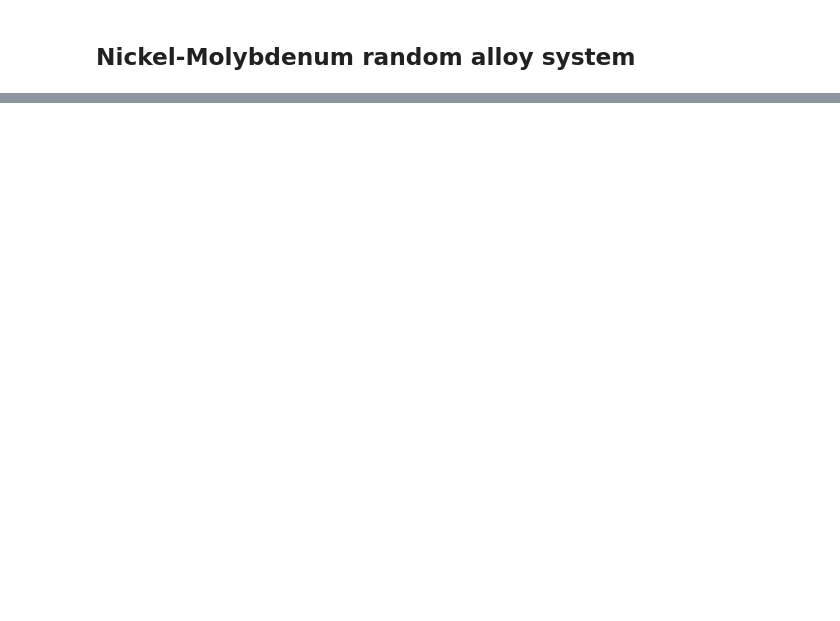
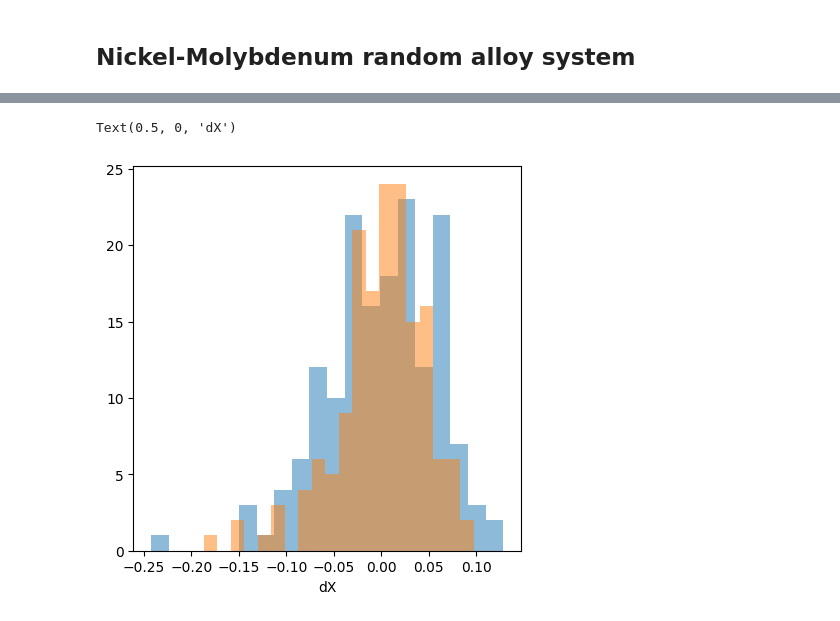
Before and after one commit to marseille-matmol/LammpsImplicitDerivative, a Jupyter notebook: examples/HEA_one_shot.ipynb, the cells around one changed output, grey strips where cells are left out. Drawn from its saved outputs; the diff is of its cells as text; code cells hidden in the pictures; blank space fills up the shorter version.

```diff
--- a/examples/HEA_one_shot.ipynb
+++ b/examples/HEA_one_shot.ipynb
@@ -243,0 +190,9 @@ plt.show()
+# %%
+# plot histogram dX_pred vs dX_true
+fig, ax = plt.subplots(1, 1, figsize=(5, 5))
+ax.hist(dX_true, bins=20, color='tab:blue', alpha=0.5, label='true')
+ax.hist(dX_pred, bins=20, color='tab:orange', alpha=0.5, label='predicted')
+ax.set_xlabel('dX')
+# %% [output]
+Text(0.5, 0, 'dX')
+[figure, added]
```
Also changed, not shown: parts of 32 cells of this notebook, 7 other files.
